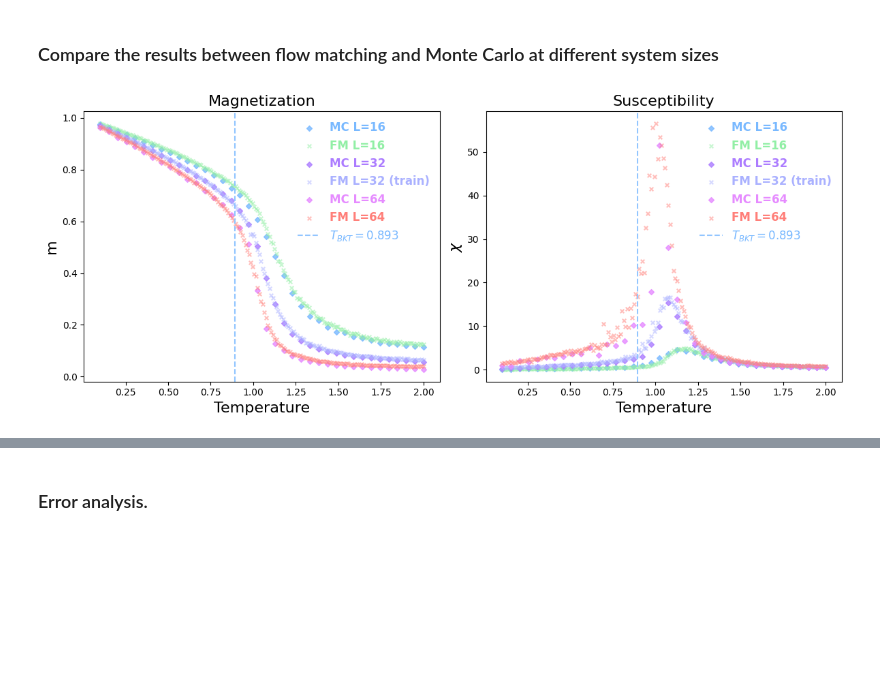
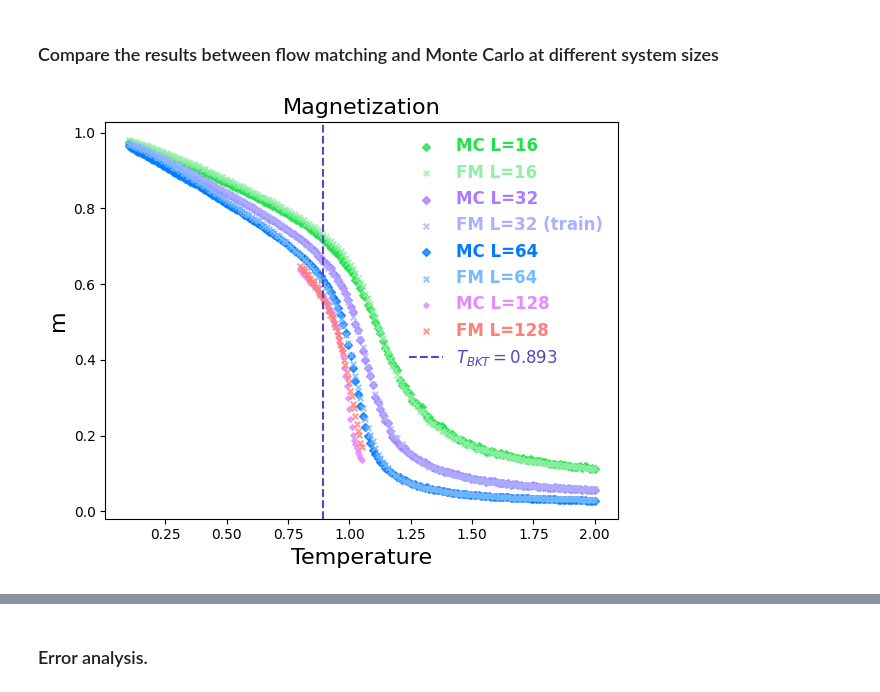
Before and after one commit to ToelUl/Flow-to-Field, a Jupyter notebook: system_size_extrapolation_lab.ipynb, the cells around one changed output, grey strips where cells are left out. Cells and saved outputs as stored; diff of their text form; code cells hidden in the pictures; blank space fills up the shorter version.

```diff
--- a/system_size_extrapolation_lab.ipynb
+++ b/system_size_extrapolation_lab.ipynb
@@ -513,6 +802,6 @@ fm_vortex_density_size_16 = sampler_xy.plot_vortex_density(
 # %%
 mc_size_16_measure_results = torch.load(
-    measurement_save_path_pt_list[L_val_list.index(L)],
+    measurement_save_path_pt_list[L_val_list.index(16)],
     map_location='cpu', weights_only=False
 )
 mc_size_16_temperature = mc_size_16_measure_results['temperature']
@@ -702,7 +1001,7 @@ sampler_xy = mc.XYModel(
     use_amp=True
 )
 
-sampler_xy.spins = sol_size_64
+sampler_xy.spins = sol_size_64 * torch.pi + torch.pi  # Shift to [0, 2π) range.
 trash.append(sol_size_64)
 # %% [output]
 Initialized MonteCarloSampler on device: cuda:0
@@ -742,6 +1041,6 @@ fm_vortex_density_size_64 = sampler_xy.plot_vortex_density(
 # %%
 mc_size_64_measure_results = torch.load(
-    measurement_save_path_pt_list[L_val_list.index(L)],
+    measurement_save_path_pt_list[L_val_list.index(64)],
     map_location='cpu', weights_only=False
 )
 mc_size_64_temperature = mc_size_64_measure_results['temperature']
@@ -849,0 +1279,11 @@ plt.show()
+# %%
+mc_size_128_measure_results = torch.load(
+    measurement_save_path_pt_list[L_val_list.index(128)],
+    map_location='cpu', weights_only=False
+)
+mc_size_128_temperature = mc_size_128_measure_results['temperature']
+mc_size_128_energy = mc_size_128_measure_results['energy']
+mc_size_128_magnetization = mc_size_128_measure_results['magnetization']
+mc_size_128_susceptibility = mc_size_128_measure_results['susceptibility']
+mc_size_128_stiffness = mc_size_128_measure_results['spin_stiffness']
+mc_size_128_vortex_density = mc_size_128_measure_results['vortex_density']
@@ -852,49 +1341,49 @@ plt.show()
 # %%
 plt.style.use('seaborn-v0_8-pastel')
 
-mc_16_color = "#79B9FF"
+mc_16_color = "#24E04C"
 fm_16_color = '#91EFA5'
 
 mc_32_color = "#AC7CFF"
 fm_32_color = '#AAB1FF'
 
-mc_64_color = "#E68BFF"
-fm_64_color = '#FF7F79'
+mc_64_color = "#017AFF"
+fm_64_color = '#79B9FF'
+
+mc_128_color = "#E68BFF"
+fm_128_color = '#FF7F79'
 
 s = 16
 tc_bkt = 0.893
 
-fig, ax = plt.subplots(1, 2, figsize=(12, 5))
+fig, ax = plt.subplots(figsize=(6, 5))
 
-ax[0].scatter(mc_size_16_temperature, mc_size_16_magnetization, marker='D', label='MC L=16', color=mc_16_color, alpha=0.8, s=s)
-ax[0].scatter(Temp.cpu(), fm_magnetization_size_16, marker='x', label='FM L=16', color=fm_16_color, alpha=0.5, s=s)
-ax[0].scatter(mc_size_32_temperature, mc_size_32_magnetization, marker='D', label='MC L=32', color=mc_32_color, alpha=0.8, s=s)
-ax[0].scatter(Temp.cpu(), fm_magnetization_size_32, marker='x', label='FM L=32 (train)', color=fm_32_color, alpha=0.5, s=s)
-ax[0].scatter(mc_size_64_temperature, mc_size_64_magnetization, marker='D', label='MC L=64', color=mc_64_color, alpha=0.8, s=s)
-ax[0].scatter(Temp.cpu(), fm_magnetization_size_64, marker='x', label='FM L=64', color=fm_64_color, alpha=0.5, s=s)
-ax[0].axvline(tc_bkt, linestyle='--', label=f'$T_{{BKT}}={tc_bkt:.3f}$')
-ax[0].set_ylabel('m', fontsize=16)
-ax[0].set_title('Magnetization', fontsize=16)
+ax.scatter(mc_size_16_temperature, mc_size_16_magnetization, marker='D', label='MC L=16', color=mc_16_color, alpha=0.8, s=s)
+ax.scatter(Temp.cpu(), fm_magnetization_size_16, marker='x', label='FM L=16', color=fm_16_color, alpha=0.8, s=s)
+ax.scatter(mc_size_32_temperature, mc_size_32_magnetization, marker='D', label='MC L=32', color=mc_32_color, alpha=0.8, s=s)
+ax.scatter(Temp.cpu(), fm_magnetization_size_32, marker='x', label='FM L=32 (train)', color=fm_32_color, alpha=0.8, s=s)
+ax.scatter(mc_size_64_temperature, mc_size_64_magnetization, marker='D', label='MC L=64', color=mc_64_color, alpha=0.8, s=s)
+ax.scatter(Temp.cpu(), fm_magnetization_size_64, marker='x', label='FM L=64', color=fm_64_color, alpha=0.8, s=s)
+ax.scatter(mc_size_128_temperature, mc_size_128_magnetization, marker='D', label='MC L=128', color=mc_128_color, alpha=0.8, s=0.5*s)
+ax.scatter(Temp_128.cpu(), fm_magnetization_size_128, marker='x', label='FM L=128', color=fm_128_color, alpha=0.8, s=s)
+ax.axvline(tc_bkt, linestyle='--', label=f'$T_{{BKT}}={tc_bkt:.3f}$', color='#5945BF')
+ax.set_ylabel('m', fontsize=16)
+ax.set_title('Magnetization', fontsize=16)
 
-ax[1].scatter(mc_size_16_temperature, mc_size_16_susceptibility, marker='D', label='MC L=16', color=mc_16_color, alpha=0.8, s=s)
-ax[1].scatter(Temp.cpu(), fm_susceptibility_size_16, marker='x', label='FM L=16', color=fm_16_color, alpha=0.5, s=s)
-ax[1].scatter(mc_size_32_temperature, mc_size_32_susceptibility, marker='D', label='MC L=32', color=mc_32_color, alpha=0.8, s=s)
-ax[1].scatter(Temp.cpu(), fm_susceptibility_size_32, marker='x', label='FM L=32 (train)', color=fm_32_color, alpha=0.5, s=s)
-ax[1].scatter(mc_size_64_temperature, mc_size_64_susceptibility, marker='D', label='MC L=64', color=mc_64_color, alpha=0.8, s=s)
-ax[1].scatter(Temp.cpu(), fm_susceptibility_size_64, marker='x', label='FM L=64', color=fm_64_color, alpha=0.5, s=s)
-ax[1].axvline(tc_bkt, linestyle='--', label=f'$T_{{BKT}}={tc_bkt:.3f}$')
-ax[1].set_ylabel(r'$\chi$', fontsize=16)
-ax[1].set_title('Susceptibility', fontsize=16)
-
-for i in range(2):
-    ax[i].set_xlabel('Temperature', fontsize=16)
-    ax[i].legend(
-        prop={'weight': 'bold', 'size': 12},
-        labelcolor=[mc_16_color, fm_16_color, mc_32_color, fm_32_color, mc_64_color, fm_64_color],
-        markerscale=1.0,
-        frameon=False
-    )
+ax.set_xlabel('Temperature', fontsize=16)
+ax.legend(
+    prop={'weight': 'bold', 'size': 12},
+    labelcolor=[
+        mc_16_color, fm_16_color,
+        mc_32_color, fm_32_color,
+        mc_64_color, fm_64_color,
+        mc_128_color, fm_128_color,
+        '#5945BF'
+    ],
+    markerscale=1.0,
+    frameon=False
+)
 plt.tight_layout()
 plt.show()
 # %% [output]
-[figure, old version]
+[figure, new version]
```
Also changed, not shown: parts of 65 cells of this notebook.
